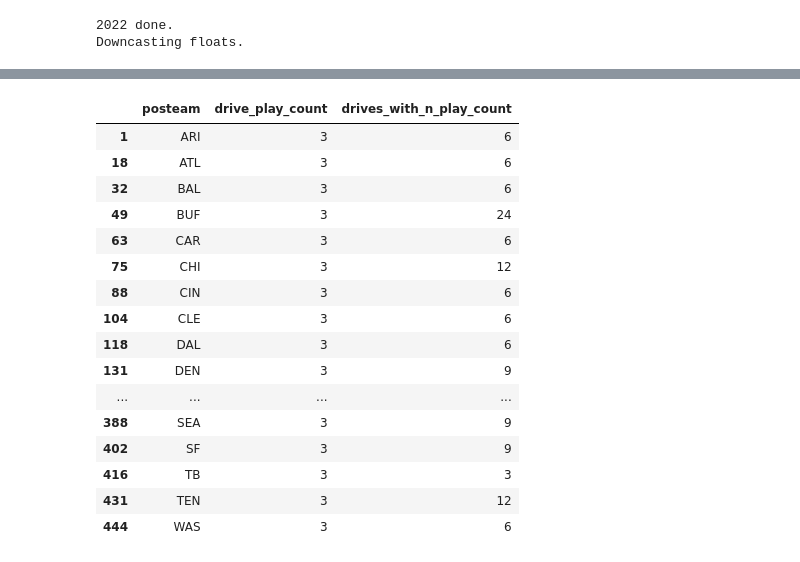
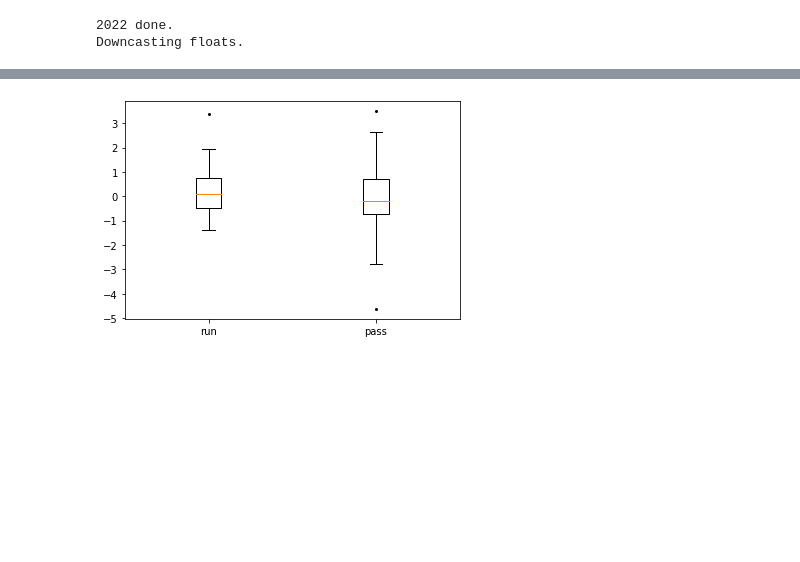
Before and after one commit to keeganheilman/nfl-charts, a Jupyter notebook: explosive_ratio.ipynb, the cells around one changed output, grey strips where cells are left out. Drawn from its saved outputs; the diff is of its cells as text; code cells hidden in the pictures; blank space fills up the shorter version.

Commit message:
initial boxplot exploration of epa pass_run splits

```diff
--- a/explosive_ratio.ipynb
+++ b/explosive_ratio.ipynb
@@ -401,29 +401,3 @@ df = kh.get_offensive_drives(df_pbp, teams=teams, weeks=weeks).merge((kh.get_off
  .droplevel(axis=1,level=0)
  .dropna(subset=["drive_epa_std"])
 ).reset_index(), on=['game_id','posteam','drive'])
-# %%
-(df
- .groupby(['posteam','drive_play_count'])
- .agg({"play_id":[("drives_with_n_play_count","count")]})
- .droplevel(axis=1,level=0)
- .reset_index()
- .loc[lambda x: x.drive_play_count == 3]
-)
-# %% [output]
-|  | posteam | drive_play_count | drives_with_n_play_count |
-| 1 | ARI | 3 | 6 |
-| 18 | ATL | 3 | 6 |
-| 32 | BAL | 3 | 6 |
-| 49 | BUF | 3 | 24 |
-| 63 | CAR | 3 | 6 |
-| 75 | CHI | 3 | 12 |
-| 88 | CIN | 3 | 6 |
-| 104 | CLE | 3 | 6 |
-| 118 | DAL | 3 | 6 |
-| 131 | DEN | 3 | 9 |
-| ... | ... | ... | ... |
-| 388 | SEA | 3 | 9 |
-| 402 | SF | 3 | 9 |
-| 416 | TB | 3 | 3 |
-| 431 | TEN | 3 | 12 |
-| 444 | WAS | 3 | 6 |
@@ -430,3 +417,24 @@ df = kh.get_offensive_drives(df_pbp, teams=teams, weeks=weeks).merge((kh.get_off
+# %%
+team = 'BUF'
+week = 8
+df_team_week = \
+(df
+ .loc[((df.posteam == team)&(df.week == week))]
+)
+
+data = [df_team_week[df_team_week['play_type']=='run'].epa, df_team_week[df_team_week['play_type']=='pass'].epa]
+data
+pos= np.arange(len(data))+1
+
+fig, ax = plt.subplots()
+bp = ax.boxplot(data, sym="k", positions=pos)
+ax.set_xticklabels(['run','pass'])
+ax.set_xlim(0.5,2+0.5)
+plt.setp(bp['whiskers'], color='k', linestyle='-')
+plt.setp(bp['fliers'], markersize=2.0)
+plt.show()
+# %% [output]
+[figure, added]
 # %%
 ## KMeans Cluster epa values for week?
 ## Are there clusters of epa valued plays that give us any insight into the performance of a team? explosives? methodical (successful or bad)? feast or famine?
```
Also changed, not shown: parts of 11 cells of this notebook.
